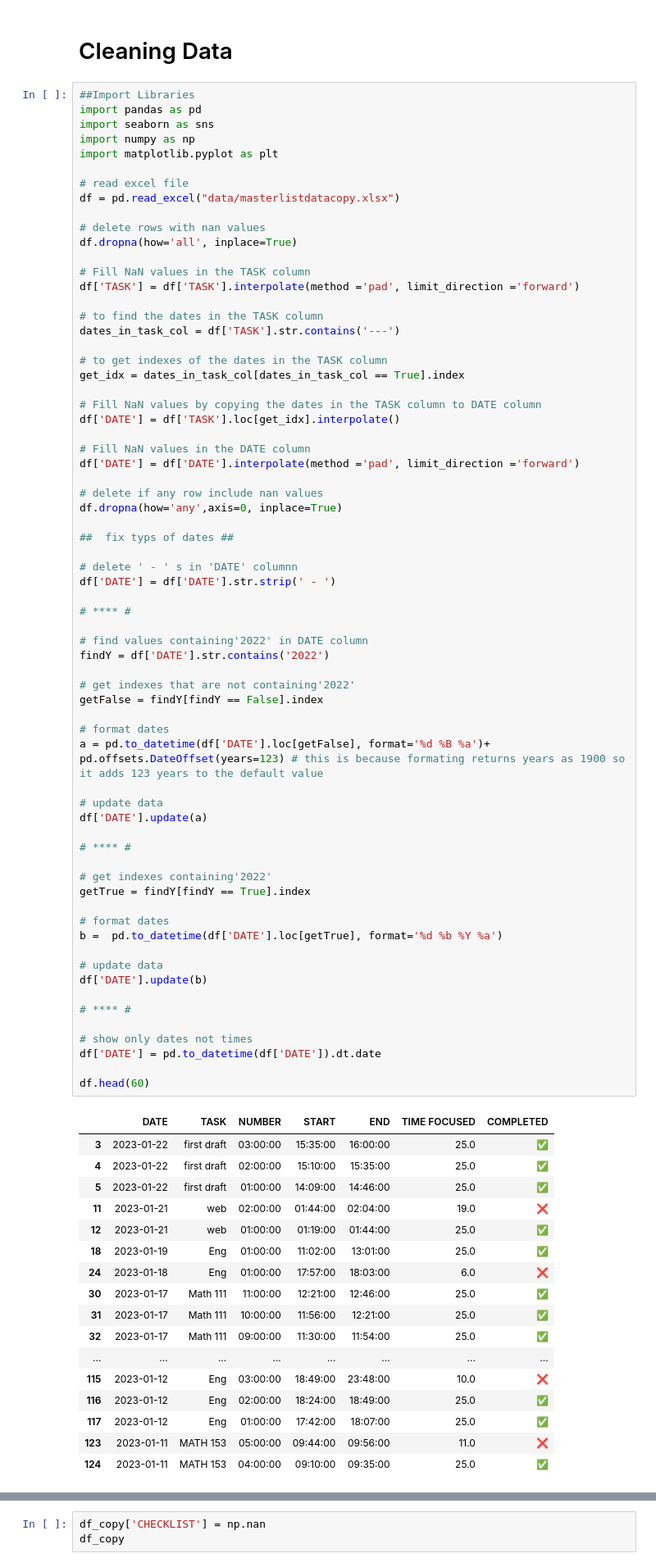
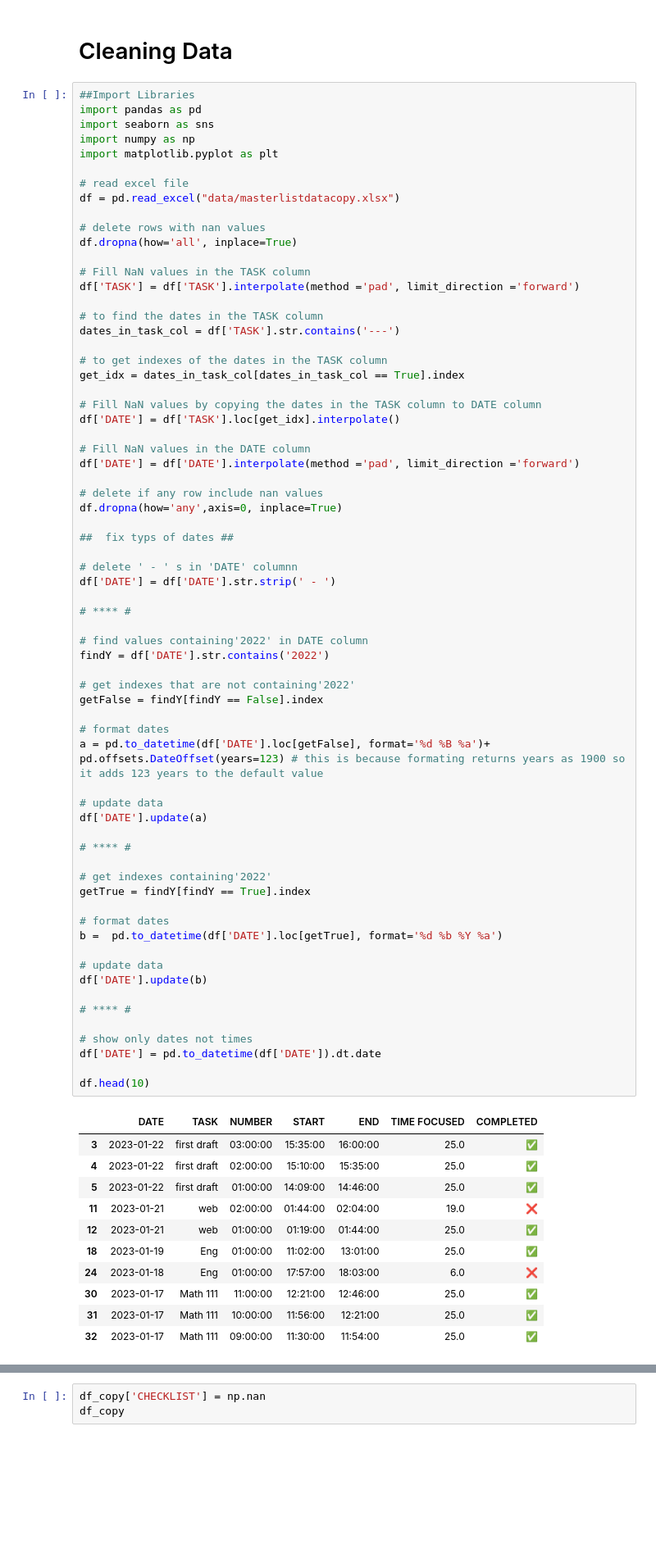
Before and after one commit to itszehrakaya/study-analysis, a Jupyter notebook: cleaning_data.ipynb, the cells around one changed output, grey strips where cells are left out. Shown at 82% size. Drawn from its saved outputs; the diff is of its cells as text; blank space fills up the shorter version.

```diff
--- a/cleaning_data.ipynb
+++ b/cleaning_data.ipynb
@@ -51,40 +51,34 @@ a = pd.to_datetime(df['DATE'].loc[getFalse], format='%d %B %a')+ pd.offsets.Date
 df['DATE'].update(a)
 
 # **** #
 
 # get indexes containing'2022'
 getTrue = findY[findY == True].index
 
 # format dates
 b =  pd.to_datetime(df['DATE'].loc[getTrue], format='%d %b %Y %a')
 
 # update data
 df['DATE'].update(b)
 
 # **** #
 
 # show only dates not times
 df['DATE'] = pd.to_datetime(df['DATE']).dt.date
 
-df.head(60)
+df.head(10)
 # %% [output]
 |  | DATE | TASK | NUMBER | START | END | TIME FOCUSED | COMPLETED |
 | 3 | 2023-01-22 | first draft | 03:00:00 | 15:35:00 | 16:00:00 | 25.0 | ✅ |
 | 4 | 2023-01-22 | first draft | 02:00:00 | 15:10:00 | 15:35:00 | 25.0 | ✅ |
 | 5 | 2023-01-22 | first draft | 01:00:00 | 14:09:00 | 14:46:00 | 25.0 | ✅ |
 | 11 | 2023-01-21 | web | 02:00:00 | 01:44:00 | 02:04:00 | 19.0 | ❌ |
 | 12 | 2023-01-21 | web | 01:00:00 | 01:19:00 | 01:44:00 | 25.0 | ✅ |
 | 18 | 2023-01-19 | Eng | 01:00:00 | 11:02:00 | 13:01:00 | 25.0 | ✅ |
 | 24 | 2023-01-18 | Eng | 01:00:00 | 17:57:00 | 18:03:00 | 6.0 | ❌ |
 | 30 | 2023-01-17 | Math 111 | 11:00:00 | 12:21:00 | 12:46:00 | 25.0 | ✅ |
 | 31 | 2023-01-17 | Math 111 | 10:00:00 | 11:56:00 | 12:21:00 | 25.0 | ✅ |
 | 32 | 2023-01-17 | Math 111 | 09:00:00 | 11:30:00 | 11:54:00 | 25.0 | ✅ |
-| ... | ... | ... | ... | ... | ... | ... | ... |
-| 115 | 2023-01-12 | Eng | 03:00:00 | 18:49:00 | 23:48:00 | 10.0 | ❌ |
-| 116 | 2023-01-12 | Eng | 02:00:00 | 18:24:00 | 18:49:00 | 25.0 | ✅ |
-| 117 | 2023-01-12 | Eng | 01:00:00 | 17:42:00 | 18:07:00 | 25.0 | ✅ |
-| 123 | 2023-01-11 | MATH 153 | 05:00:00 | 09:44:00 | 09:56:00 | 11.0 | ❌ |
-| 124 | 2023-01-11 | MATH 153 | 04:00:00 | 09:10:00 | 09:35:00 | 25.0 | ✅ |
 # %%
 df_copy = df.copy()
 
```
Also changed, not shown: parts of 1 cell of this notebook.
